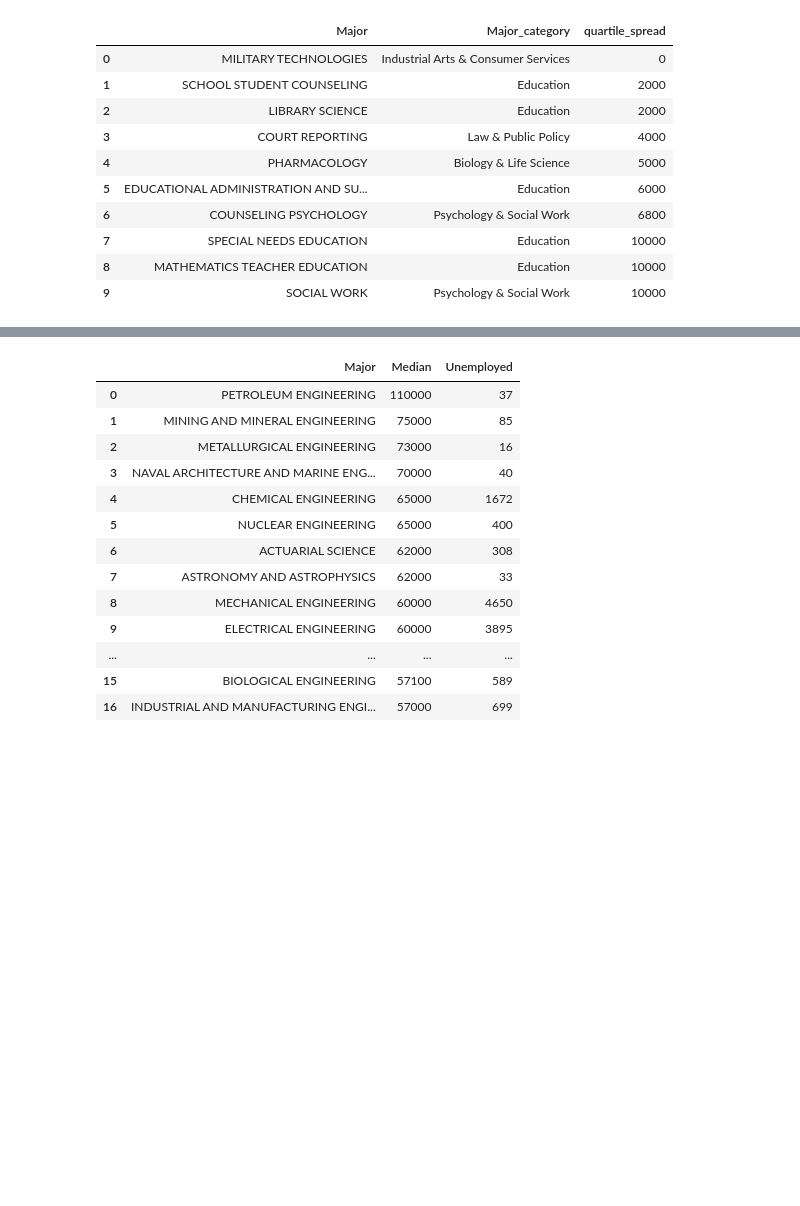
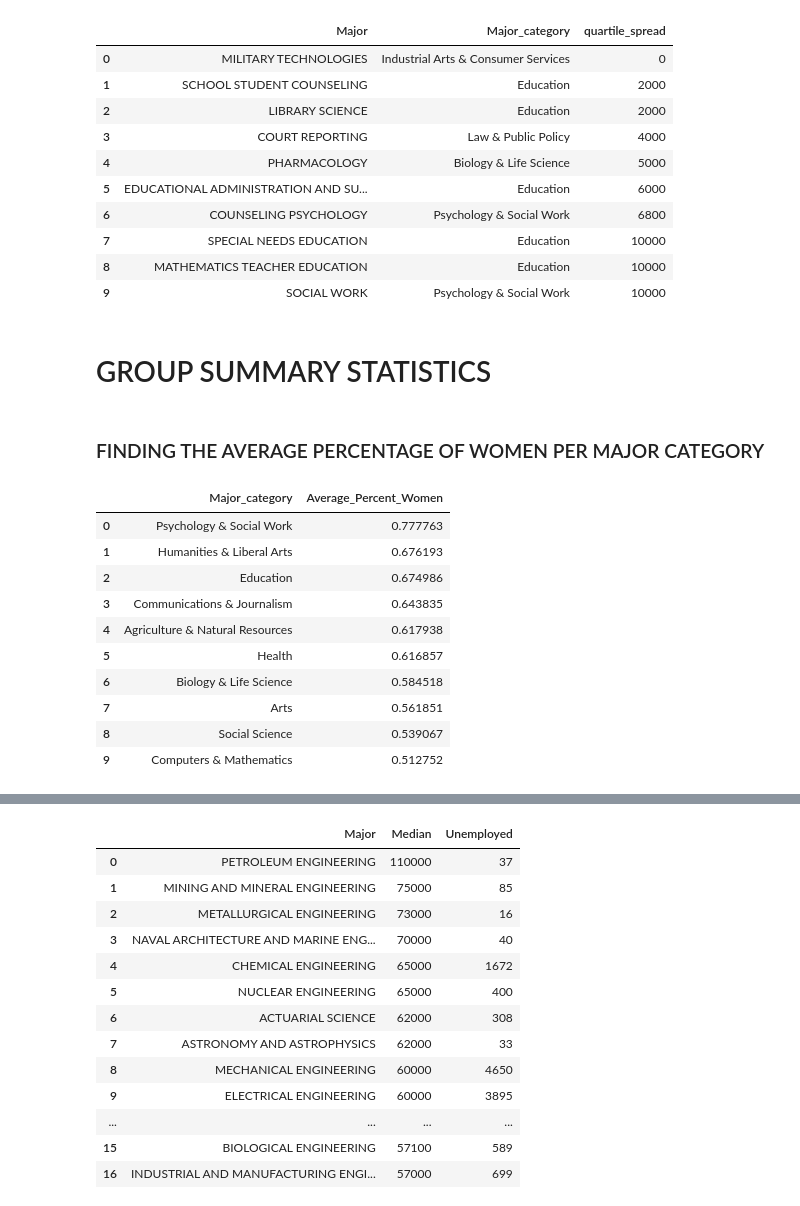
Before and after one commit to FightingInertia/SQL_Fundamentals-Intro_To_SQL, a Jupyter notebook: Introduction to SQL.ipynb, the cells around one changed output, grey strips where cells are left out. Drawn from its saved outputs; the diff is of its cells as text; code cells hidden in the pictures; blank space fills up the shorter version.

```diff
--- a/Introduction to SQL.ipynb
+++ b/Introduction to SQL.ipynb
@@ -266,3 +266,25 @@ pd.read_sql_query("SELECT Major, Major_category, (P75th - P25th) AS quartile_spr
 | 7 | SPECIAL NEEDS EDUCATION | Education | 10000 |
 | 8 | MATHEMATICS TEACHER EDUCATION | Education | 10000 |
 | 9 | SOCIAL WORK | Psychology & Social Work | 10000 |
+# %% [markdown]
+# GROUP SUMMARY STATISTICS
+# %% [markdown]
+### FINDING THE AVERAGE PERCENTAGE OF WOMEN PER MAJOR CATEGORY
+# %%
+pd.read_sql_query("SELECT Major_category, AVG(ShareWomen) AS Average_Percent_Women\
+                   FROM recent_grads\
+                   GROUP BY Major_category\
+                   ORDER BY Average_Percent_Women DESC\
+                   LIMIT 10", conn)
+# %% [output]
+|  | Major_category | Average_Percent_Women |
+| 0 | Psychology & Social Work | 0.777763 |
+| 1 | Humanities & Liberal Arts | 0.676193 |
+| 2 | Education | 0.674986 |
+| 3 | Communications & Journalism | 0.643835 |
+| 4 | Agriculture & Natural Resources | 0.617938 |
+| 5 | Health | 0.616857 |
+| 6 | Biology & Life Science | 0.584518 |
+| 7 | Arts | 0.561851 |
+| 8 | Social Science | 0.539067 |
+| 9 | Computers & Mathematics | 0.512752 |
```
Also changed, not shown: parts of 9 cells of this notebook.
